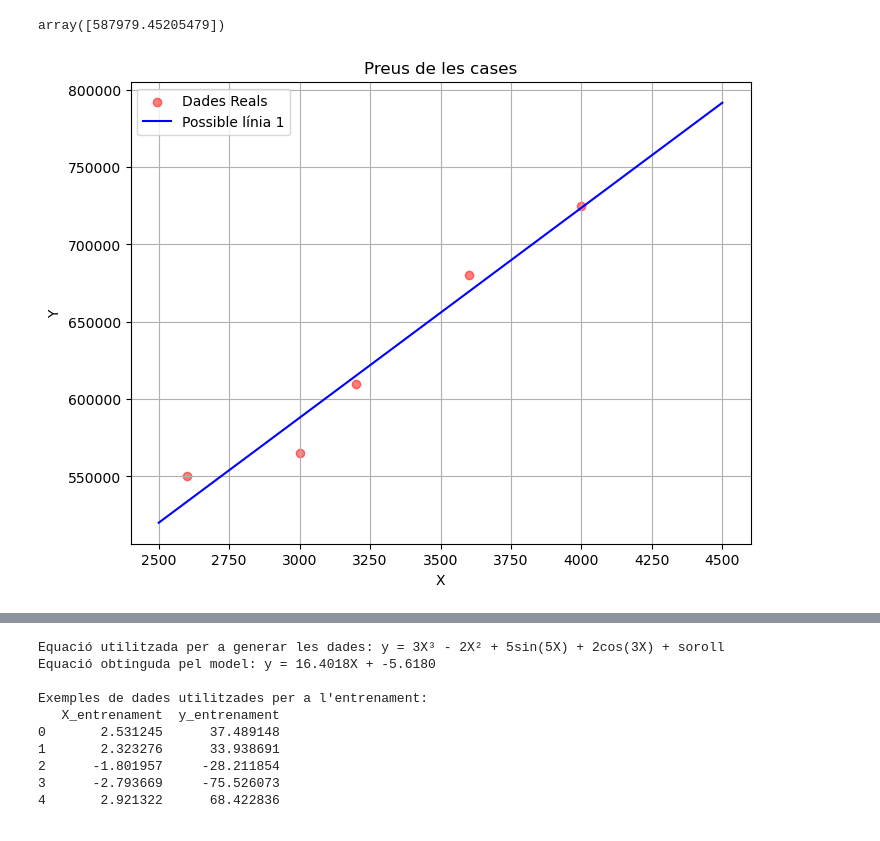
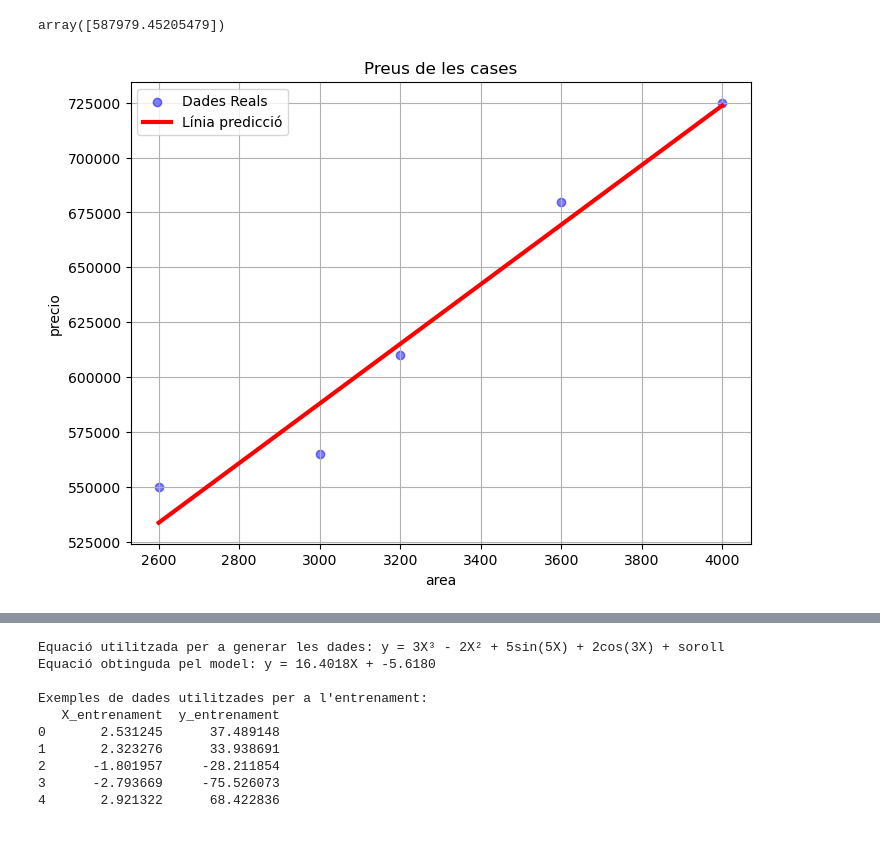
Before and after one commit to xxjcaxx/Disseny-i-avaluacio-de-models, a Jupyter notebook: apunts/documents/regressió.ipynb, the cells around one changed output, grey strips where cells are left out. Drawn from its saved outputs; the diff is of its cells as text; code cells hidden in the pictures.

```diff
--- a/apunts/documents/regressió.ipynb
+++ b/apunts/documents/regressió.ipynb
@@ -53,7 +69,7 @@ Per a aconseguir-ho anem a dividir el dataset en la columna `target` (precio) i
 X = df.drop("precio",axis=1)
 from sklearn import linear_model
 reg = linear_model.LinearRegression()
-reg.fit(X.values,df.precio.values)
+reg.fit(X,df.precio)
 # %% [output]
 LinearRegression()
 # %% [markdown]
@@ -63,14 +79,17 @@ reg.predict([[3000]])
 # %% [output]
 array([587979.45205479])
 # %%
-plt.figure(figsize=(8, 6))  # Crear una figura amb una grandària específica
-plt.scatter(df["area"], df["precio"], color='red', alpha=0.5, label="Dades Reals")  # Graficar els punts de dades originals
-plt.plot([2500,4500], [reg.predict([[2500]])[0],reg.predict([[4500]])[0]], color="blue", label="Possible línia 1")
+# Representació amb Matplotlib. Aquesta és completa, no sempre cal posar tot.
+plt.figure(figsize=(8, 6))
+plt.scatter(X,df.precio, color='blue', alpha=0.5, label="Dades Reals")
+xrang = np.arange(X["area"].min(), X["area"].max(), 0.1)
+xrang_df = pd.DataFrame(xrang, columns=['area'])
+plt.plot(xrang,reg.predict(xrang_df),color="red", linewidth=3, label="Línia predicció")
 plt.title("Preus de les cases")  # Títol del gràfic
-plt.xlabel("X")  # Etiqueta de l'eix X
-plt.ylabel("Y")  # Etiqueta de l'eix Y
+plt.xlabel("area")  # Etiqueta de l'eix X
+plt.ylabel("precio")  # Etiqueta de l'eix Y
 plt.legend()  # Mostrar la llegenda
 plt.grid()  # Afegir una quadrícula
-plt.show()  # Mostrar el gràfic
+plt.show()
 # %% [output]
-[figure, old version]
+[figure, new version]
```
Also changed, not shown: parts of 37 cells of this notebook.
